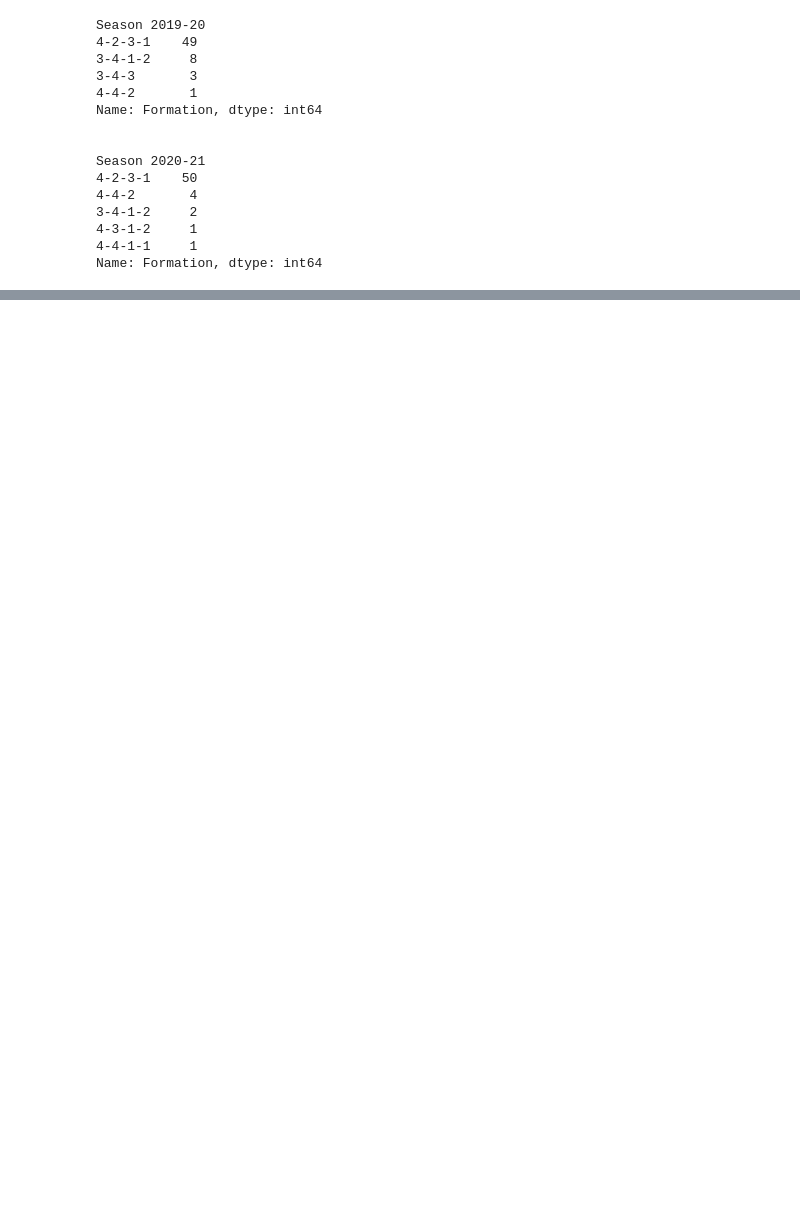
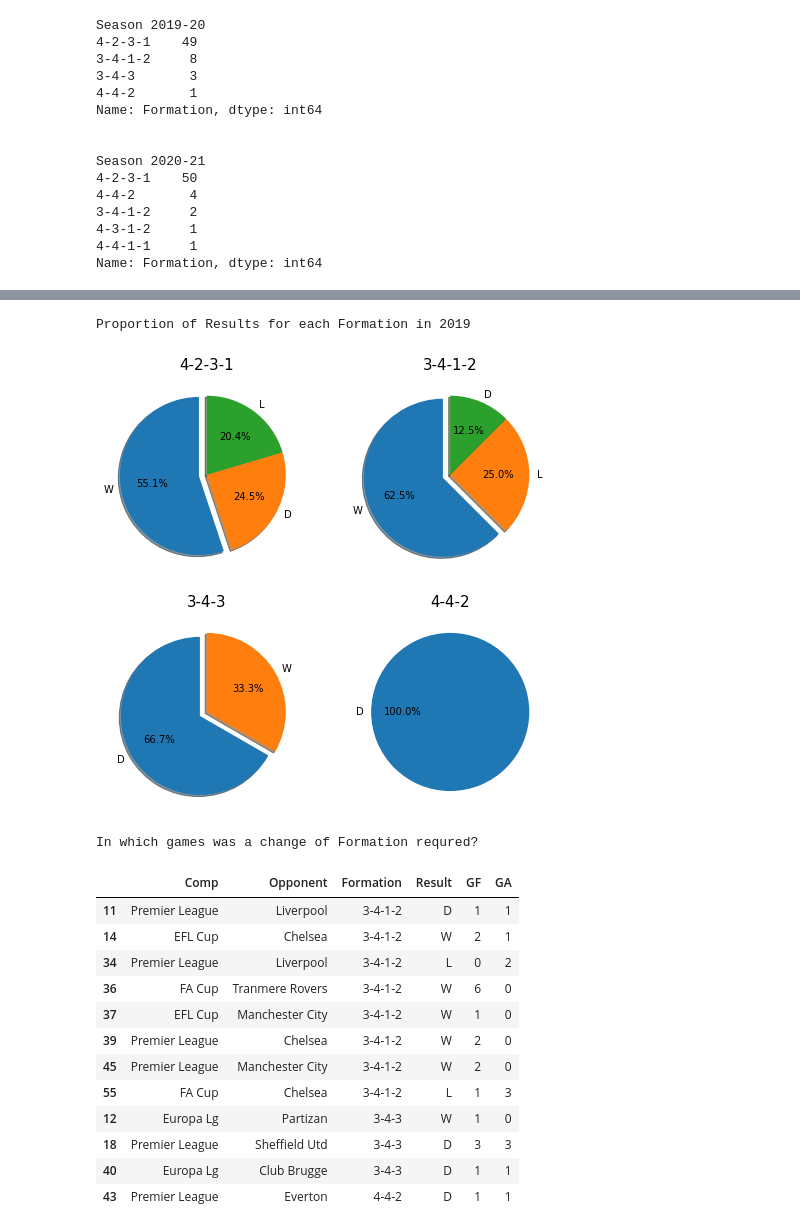
Before and after one commit to HassaanAW/Man-Utd-Analysis, a Jupyter notebook: Phase 1/Summer_Project_Phase_1_.ipynb, the cells around one changed output, grey strips where cells are left out. Drawn from its saved outputs; the diff is of its cells as text; code cells hidden in the pictures; blank space fills up the shorter version.

Commit message:
Worked on Formation Analysis

```diff
--- a/Phase 1/Summer_Project_Phase_1_.ipynb
+++ b/Phase 1/Summer_Project_Phase_1_.ipynb
@@ -102,0 +116,53 @@ Name: Formation, dtype: int64
+# %%
+print("Proportion of Results for each Formation in 2019")
+plt.figure(figsize=(8,8))
+
+explode = (0.1, 0, 0)
+plt.subplot(2, 2, 1)
+ax = data_2019[data_2019['Formation'] == "4-2-3-1"]['Result'].value_counts()
+ax.plot.pie(subplots=True,autopct="%.1f%%", explode=explode, shadow=True, startangle=90)
+plt.title('4-2-3-1', fontsize=15)
+plt.ylabel('')
+
+plt.subplot(2, 2, 2)
+ax = data_2019[data_2019['Formation'] == "3-4-1-2"]['Result'].value_counts()
+ax.plot.pie(subplots=True,autopct="%.1f%%", explode=explode, shadow=True, startangle=90)
+plt.title('3-4-1-2', fontsize=15)
+plt.ylabel('')
+
+explode = (0.1, 0)
+plt.subplot(2, 2, 3)
+ax = data_2019[data_2019['Formation'] == "3-4-3"]['Result'].value_counts()
+ax.plot.pie(subplots=True,autopct="%.1f%%", explode=explode, shadow=True, startangle=90)
+plt.title('3-4-3', fontsize=15)
+plt.ylabel('')
+
+explode = (0.1, 0, 0)
+plt.subplot(2, 2, 4)
+ax = data_2019[data_2019['Formation'] == "4-4-2"]['Result'].value_counts()
+ax.plot.pie(subplots=True,autopct="%.1f%%")
+plt.title('4-4-2', fontsize=15)
+plt.ylabel('')
+
+plt.show()
+
+print("\n")
+print("In which games was a change of Formation required?")
+data_2019[data_2019["Formation"] != "4-2-3-1"].loc[:, ["Comp", "Opponent", "Formation", "Result", "GF", "GA"]].sort_values("Formation")
+# %% [output]
+Proportion of Results for each Formation in 2019
+[figure, added]
+In which games was a change of Formation requred?
+|  | Comp | Opponent | Formation | Result | GF | GA |
+| 11 | Premier League | Liverpool | 3-4-1-2 | D | 1 | 1 |
+| 14 | EFL Cup | Chelsea | 3-4-1-2 | W | 2 | 1 |
+| 34 | Premier League | Liverpool | 3-4-1-2 | L | 0 | 2 |
+| 36 | FA Cup | Tranmere Rovers | 3-4-1-2 | W | 6 | 0 |
+| 37 | EFL Cup | Manchester City | 3-4-1-2 | W | 1 | 0 |
+| 39 | Premier League | Chelsea | 3-4-1-2 | W | 2 | 0 |
+| 45 | Premier League | Manchester City | 3-4-1-2 | W | 2 | 0 |
+| 55 | FA Cup | Chelsea | 3-4-1-2 | L | 1 | 3 |
+| 12 | Europa Lg | Partizan | 3-4-3 | W | 1 | 0 |
+| 18 | Premier League | Sheffield Utd | 3-4-3 | D | 3 | 3 |
+| 40 | Europa Lg | Club Brugge | 3-4-3 | D | 1 | 1 |
+| 43 | Premier League | Everton | 4-4-2 | D | 1 | 1 |
```
Also changed, not shown: parts of 10 cells of this notebook, 1 other file.
